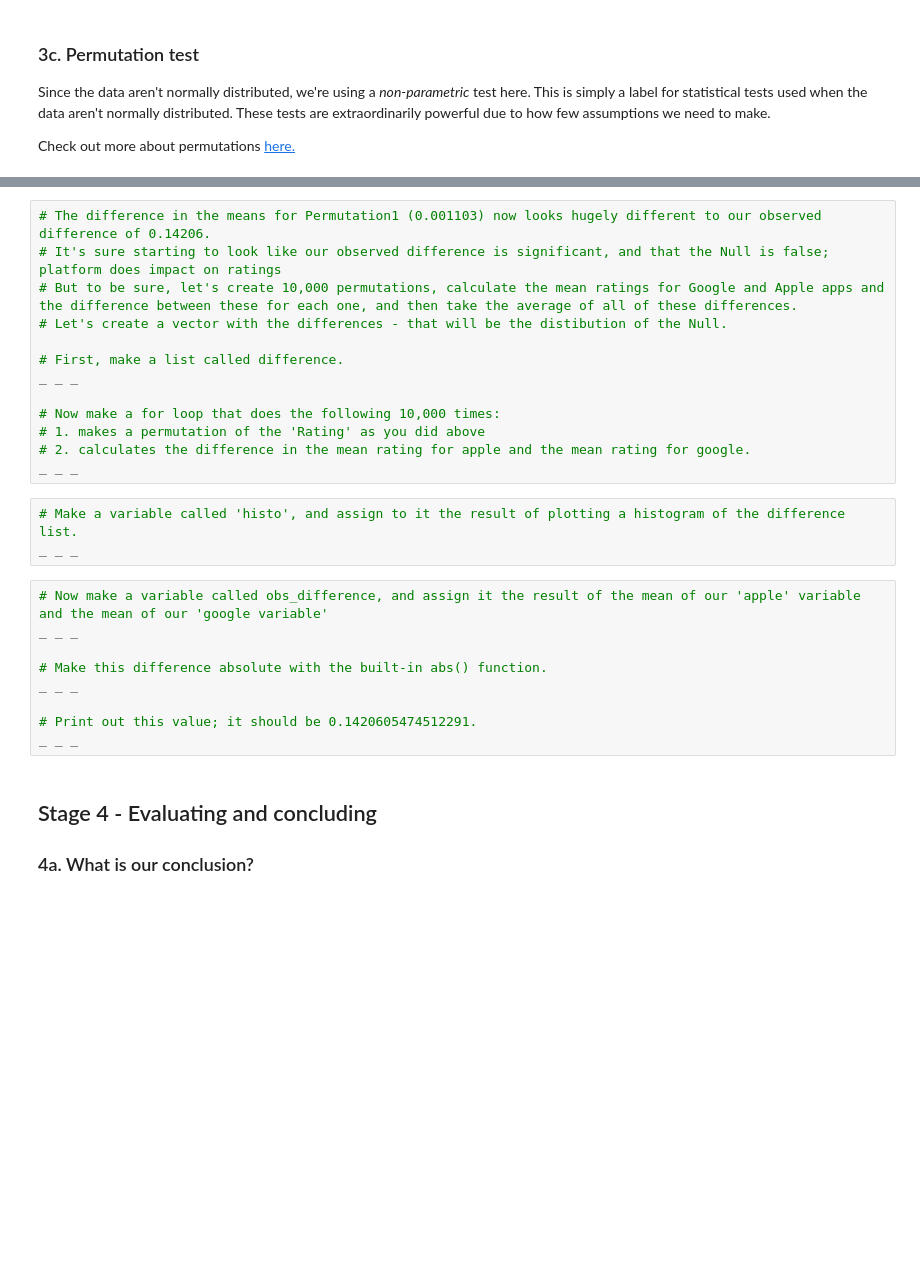
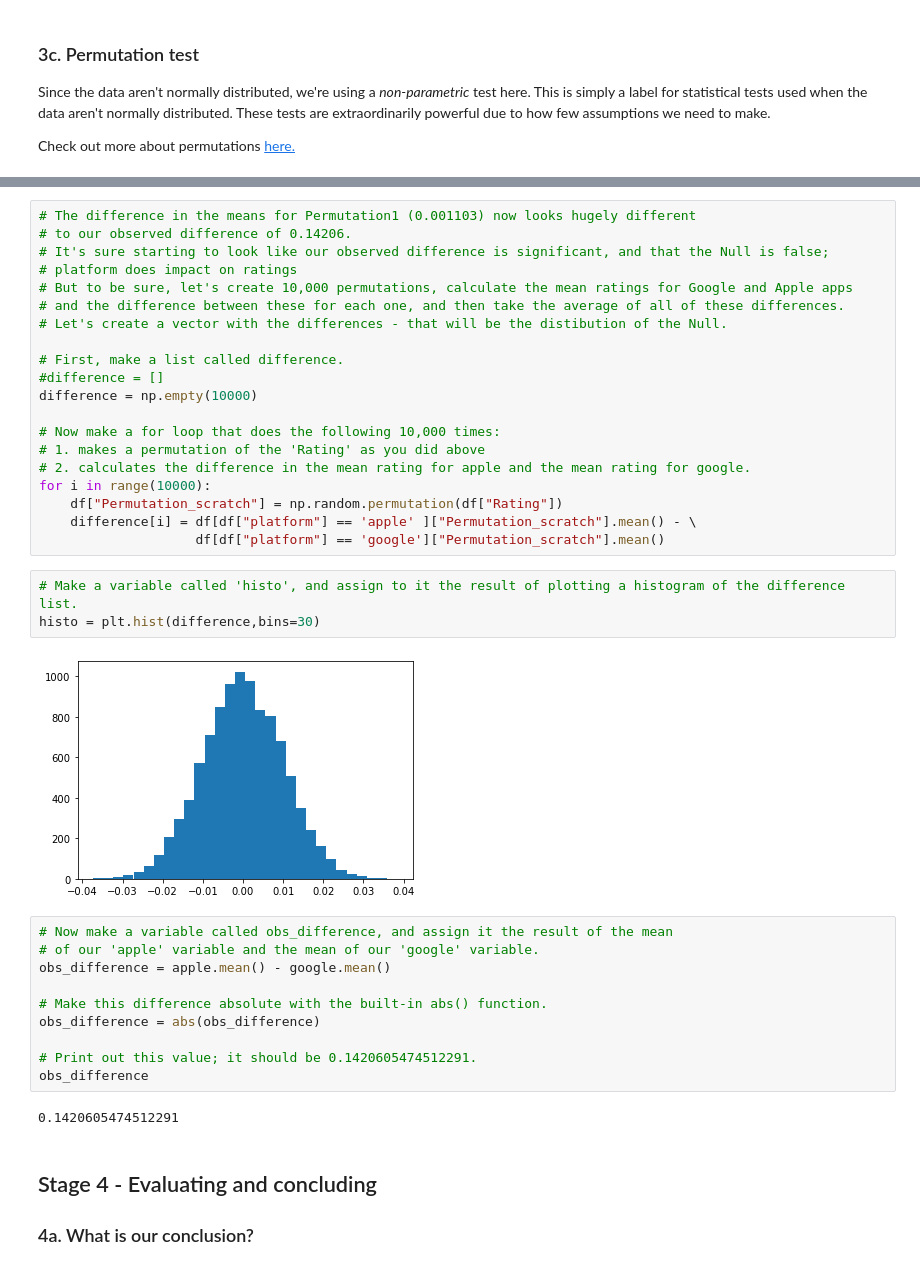
Before and after one commit to cabruck/DataScienceAppStore, a Jupyter notebook: Springboard Apps project - Tier 3 - Complete.ipynb, the cells around one changed output, grey strips where cells are left out. Drawn from its saved outputs; the diff is of its cells as text; blank space fills up the shorter version.

Commit message:
completed assignment

```diff
--- a/Springboard Apps project - Tier 3 - Complete.ipynb
+++ b/Springboard Apps project - Tier 3 - Complete.ipynb
@@ -350,28 +520,40 @@ _ _ _
 # %%
-# The difference in the means for Permutation1 (0.001103) now looks hugely different to our observed difference of 0.14206.
-# It's sure starting to look like our observed difference is significant, and that the Null is false; platform does impact on ratings
-# But to be sure, let's create 10,000 permutations, calculate the mean ratings for Google and Apple apps and the difference between these for each one, and then take the average of all of these differences.
+# The difference in the means for Permutation1 (0.001103) now looks hugely different
+# to our observed difference of 0.14206.
+# It's sure starting to look like our observed difference is significant, and that the Null is false;
+# platform does impact on ratings
+# But to be sure, let's create 10,000 permutations, calculate the mean ratings for Google and Apple apps
+# and the difference between these for each one, and then take the average of all of these differences.
 # Let's create a vector with the differences - that will be the distibution of the Null.
 
 # First, make a list called difference.
-_ _ _
+#difference = []
+difference = np.empty(10000)
 
 # Now make a for loop that does the following 10,000 times:
 # 1. makes a permutation of the 'Rating' as you did above
 # 2. calculates the difference in the mean rating for apple and the mean rating for google.
-_ _ _
+for i in range(10000):
+    df["Permutation_scratch"] = np.random.permutation(df["Rating"])
+    difference[i] = df[df["platform"] == 'apple' ]["Permutation_scratch"].mean() - \
+                    df[df["platform"] == 'google']["Permutation_scratch"].mean()
 # %%
 # Make a variable called 'histo', and assign to it the result of plotting a histogram of the difference list.
-_ _ _
+histo = plt.hist(difference,bins=30)
+# %% [output]
+[figure, added]
 # %%
-# Now make a variable called obs_difference, and assign it the result of the mean of our 'apple' variable and the mean of our 'google variable'
-_ _ _
+# Now make a variable called obs_difference, and assign it the result of the mean
+# of our 'apple' variable and the mean of our 'google' variable.
+obs_difference = apple.mean() - google.mean()
 
 # Make this difference absolute with the built-in abs() function.
-_ _ _
+obs_difference = abs(obs_difference)
 
 # Print out this value; it should be 0.1420605474512291.
-_ _ _
+obs_difference
+# %% [output]
+0.1420605474512291
 # %% [markdown]
 ## Stage 4 -  Evaluating and concluding
 ### 4a. What is our conclusion?
```
Also changed, not shown: parts of 35 cells of this notebook.
